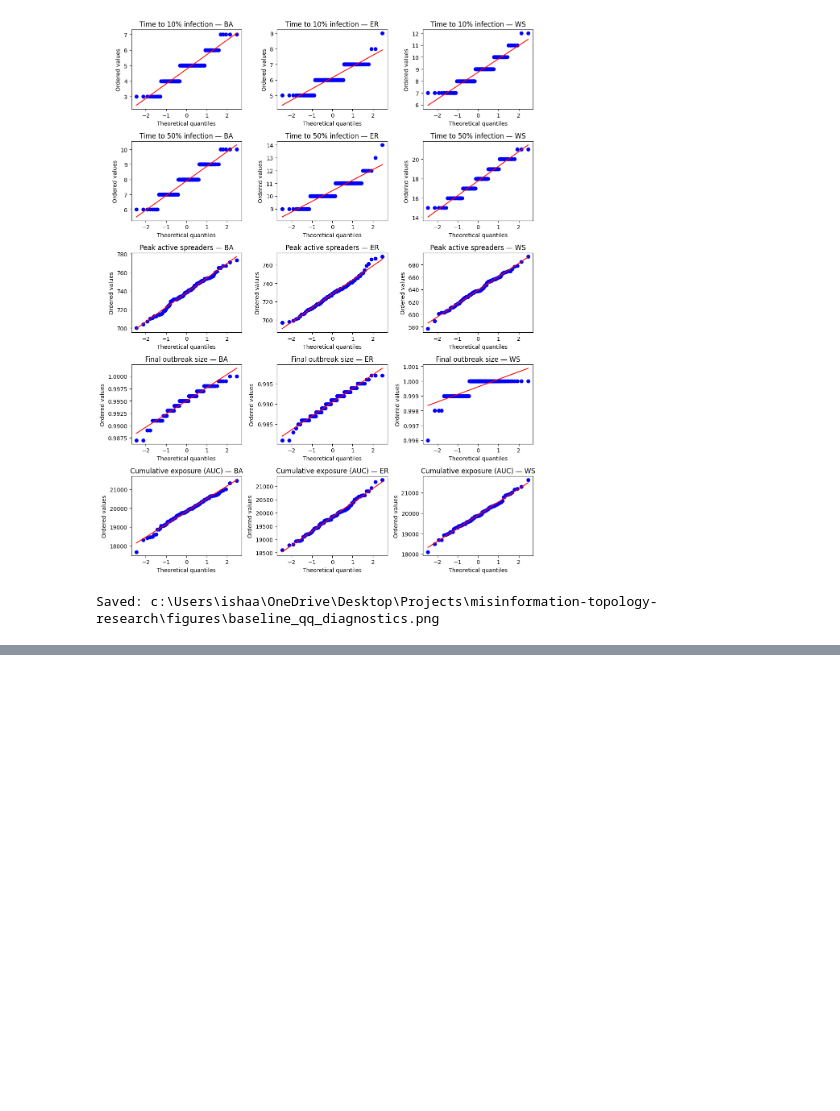
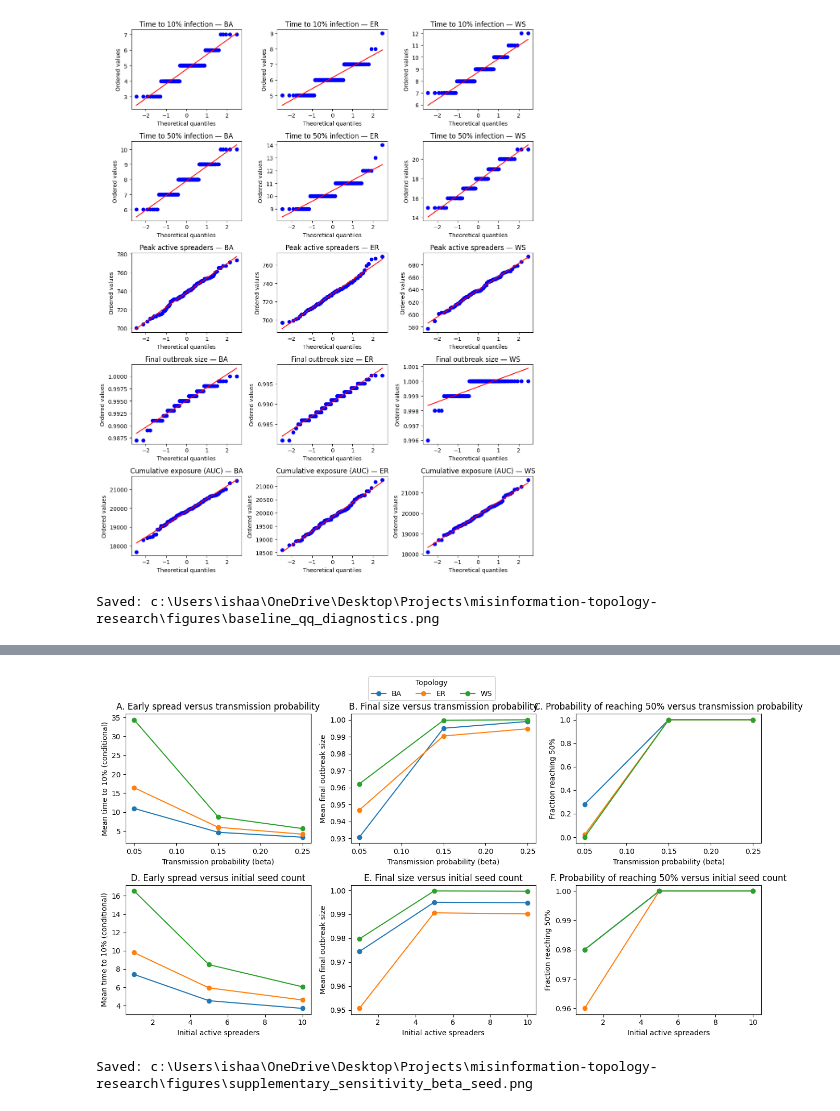
Before and after one commit to ishn29/misinformation-topology-research, a Jupyter notebook: notebooks/baseline_analysis.ipynb, the cells around one changed output, grey strips where cells are left out. Saved outputs shown, nothing was run; the diff lists cells and outputs as text; code cells hidden in the pictures; blank space fills up the shorter version.

```diff
--- a/notebooks/baseline_analysis.ipynb
+++ b/notebooks/baseline_analysis.ipynb
@@ -417,0 +653,44 @@ Saved: c:\Users\ishaa\OneDrive\Desktop\Projects\misinformation-topology-research
+# %%
+fig, axes = plt.subplots(2, 3, figsize=(13, 7))
+order = ["BA", "ER", "WS"]
+
+for topology in order:
+    beta_group = beta_summary.xs(topology, level="topology")
+    axes[0, 0].plot(beta_group.index, beta_group["t10"], marker="o", label=topology)
+    axes[0, 1].plot(beta_group.index, beta_group["final_size"], marker="o", label=topology)
+    axes[0, 2].plot(beta_group.index, beta_group["reached_50"], marker="o", label=topology)
+
+    seed_group = seed_summary.xs(topology, level="topology")
+    axes[1, 0].plot(seed_group.index, seed_group["t10"], marker="o", label=topology)
+    axes[1, 1].plot(seed_group.index, seed_group["final_size"], marker="o", label=topology)
+    axes[1, 2].plot(seed_group.index, seed_group["reached_50"], marker="o", label=topology)
+
+axes[0, 0].set_title("A. Early spread versus transmission probability")
+axes[0, 1].set_title("B. Final size versus transmission probability")
+axes[0, 2].set_title("C. Probability of reaching 50% versus transmission probability")
+axes[1, 0].set_title("D. Early spread versus initial seed count")
+axes[1, 1].set_title("E. Final size versus initial seed count")
+axes[1, 2].set_title("F. Probability of reaching 50% versus initial seed count")
+
+for ax in axes[0, :]:
+    ax.set_xlabel("Transmission probability (beta)")
+for ax in axes[1, :]:
+    ax.set_xlabel("Initial active spreaders")
+axes[0, 0].set_ylabel("Mean time to 10% (conditional)")
+axes[1, 0].set_ylabel("Mean time to 10% (conditional)")
+axes[0, 1].set_ylabel("Mean final outbreak size")
+axes[1, 1].set_ylabel("Mean final outbreak size")
+axes[0, 2].set_ylabel("Fraction reaching 50%")
+axes[1, 2].set_ylabel("Fraction reaching 50%")
+
+handles, labels = axes[0, 0].get_legend_handles_labels()
+fig.legend(handles, labels, title="Topology", loc="upper center", ncol=3, bbox_to_anchor=(0.5, 1.02))
+fig.tight_layout(rect=(0, 0, 1, 0.96))
+sensitivity_figure_path = FIGURE_DIR / "supplementary_sensitivity_beta_seed.png"
+fig.savefig(sensitivity_figure_path, dpi=300, bbox_inches="tight")
+plt.show()
+plt.close('all')
+print("Saved:", sensitivity_figure_path)
+# %% [output]
+[figure, added]
+Saved: c:\Users\ishaa\OneDrive\Desktop\Projects\misinformation-topology-research\figures\supplementary_sensitivity_beta_seed.png
```
Also changed, not shown: parts of 20 cells of this notebook, 13 other files.
